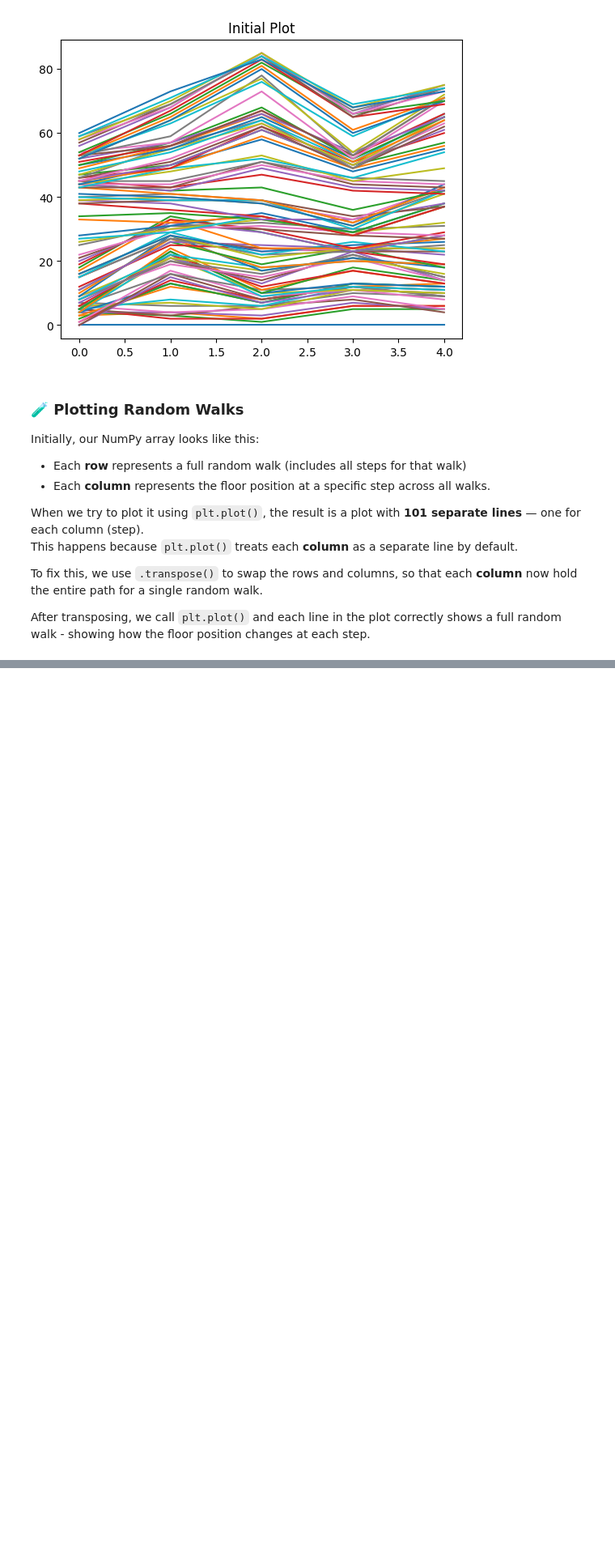
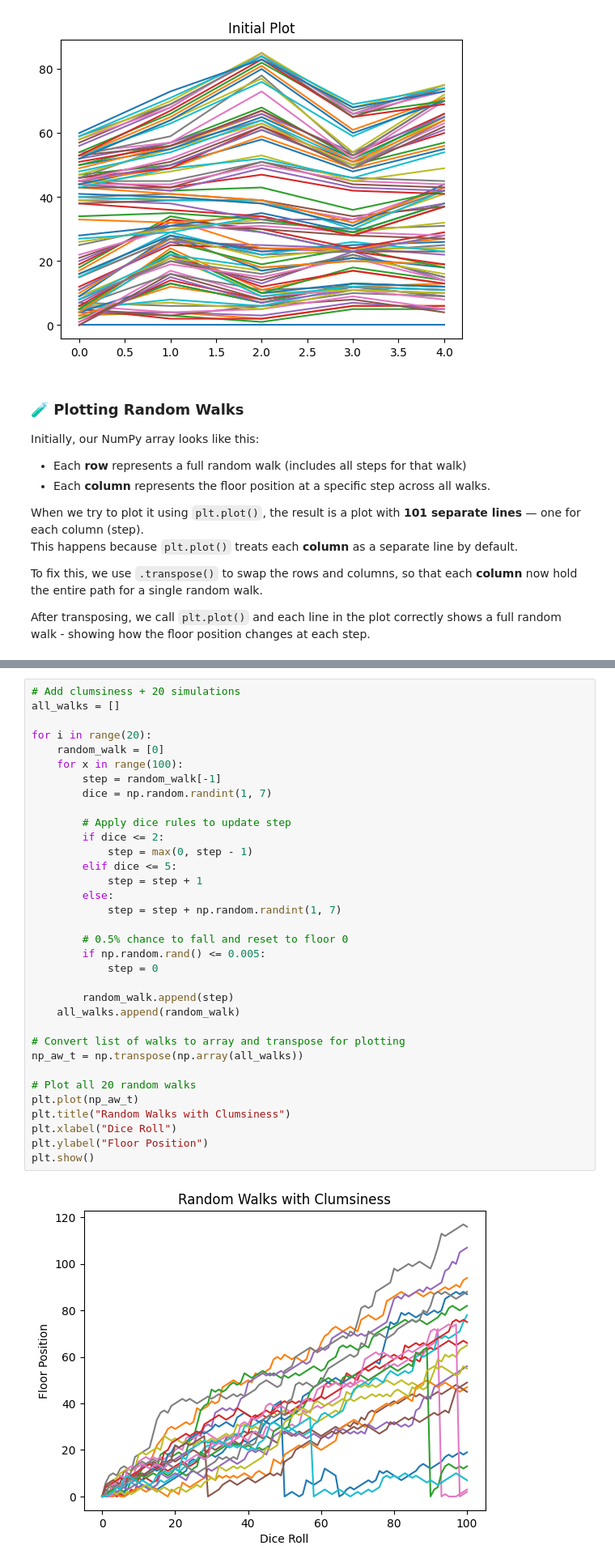
Before and after one commit to missyalienn/datacamp-python-notes, a Jupyter notebook: ch5_casestudy/case_study.ipynb, the cells around one changed output, grey strips where cells are left out. Shown at 81% size. Cells and saved outputs as stored; diff of their text form; blank space fills up the shorter version.

Commit message:
add clumsiness to simulation logic

```diff
--- a/ch5_casestudy/case_study.ipynb
+++ b/ch5_casestudy/case_study.ipynb
@@ -304,0 +315,36 @@ plt.show()
+# %%
+# Add clumsiness + 20 simulations
+all_walks = []
+
+for i in range(20):
+    random_walk = [0]
+    for x in range(100):
+        step = random_walk[-1]
+        dice = np.random.randint(1, 7)
+
+        # Apply dice rules to update step
+        if dice <= 2:
+            step = max(0, step - 1)
+        elif dice <= 5:
+            step = step + 1
+        else:
+            step = step + np.random.randint(1, 7)
+
+        # 0.5% chance to fall and reset to floor 0
+        if np.random.rand() <= 0.005:
+            step = 0
+
+        random_walk.append(step)
+    all_walks.append(random_walk)
+
+# Convert list of walks to array and transpose for plotting
+np_aw_t = np.transpose(np.array(all_walks))
+
+# Plot all 20 random walks
+plt.plot(np_aw_t)
+plt.title("Random Walks with Clumsiness")
+plt.xlabel("Dice Roll")
+plt.ylabel("Floor Position")
+plt.show()
+# %% [output]
+[figure, added]
```
Also changed, not shown: parts of 2 cells of this notebook.
